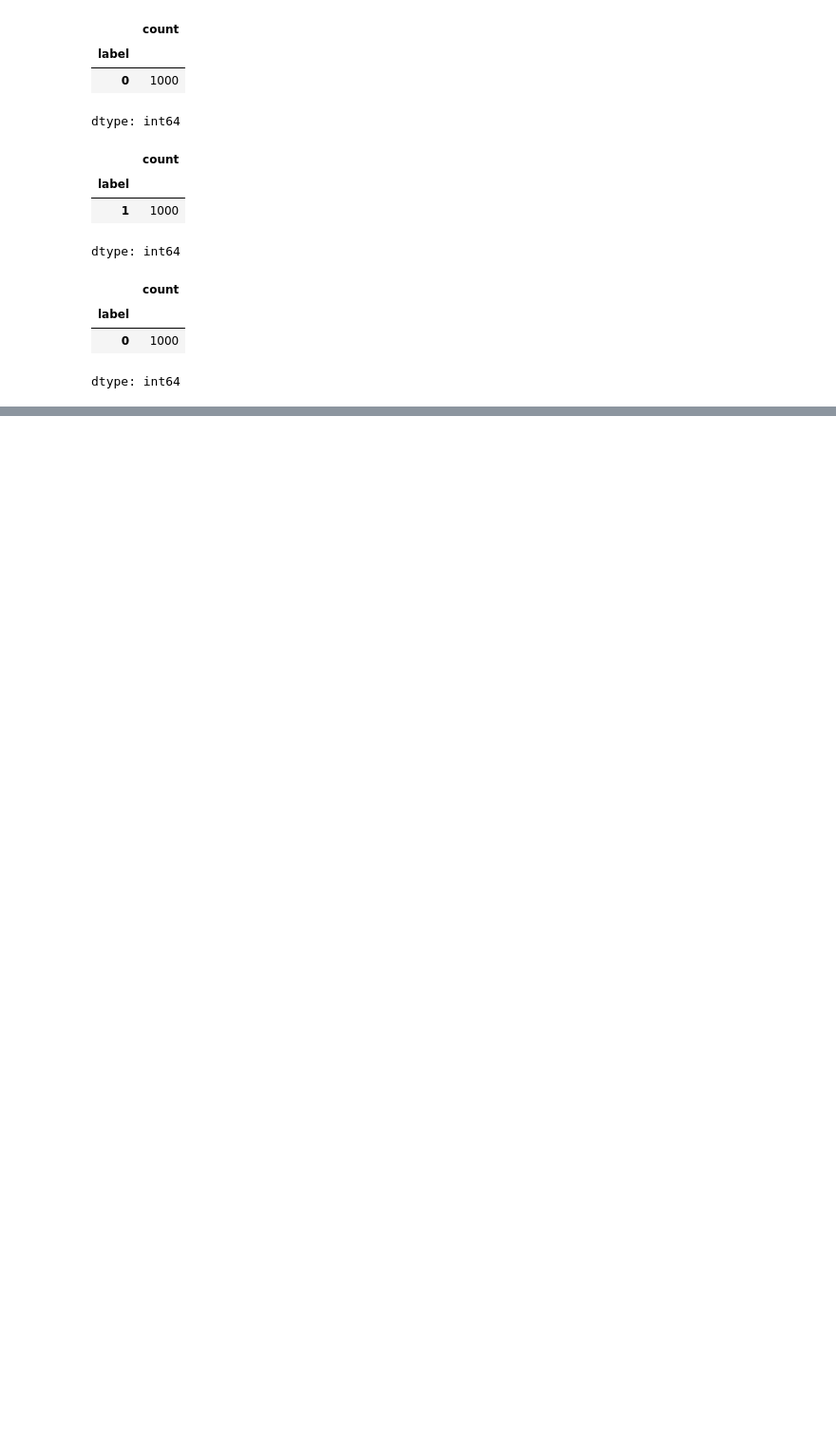
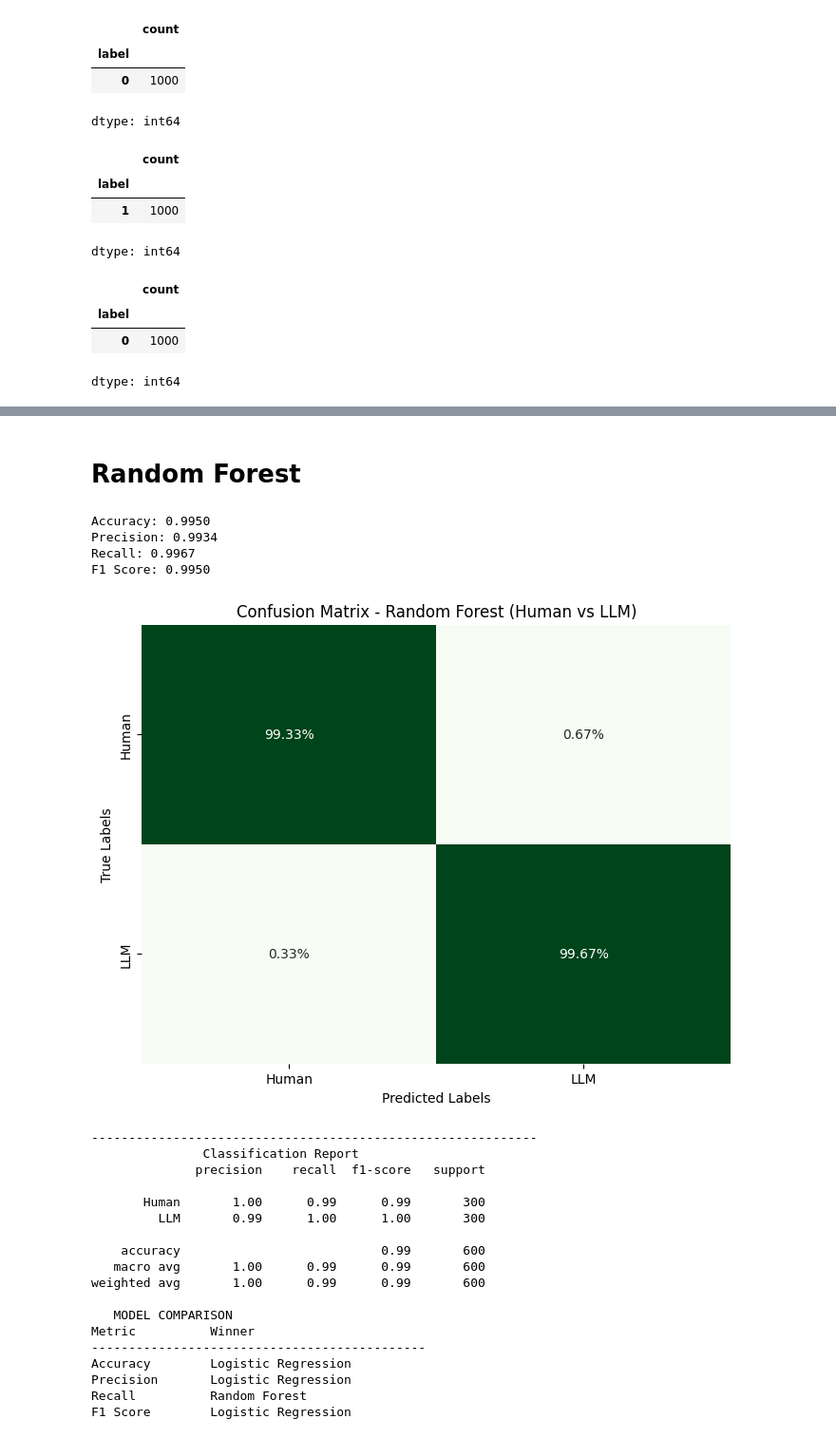
Before and after one commit to cramosme/LLM-Phishing-Detection, a Jupyter notebook: LLM_Phishing_Detection.ipynb, the cells around one changed output, grey strips where cells are left out. Shown at 95% size. Cells and saved outputs as stored; diff of their text form; code cells hidden in the pictures; blank space fills up the shorter version.

```diff
--- a/LLM_Phishing_Detection.ipynb
+++ b/LLM_Phishing_Detection.ipynb
@@ -119,0 +341,78 @@ dtype: int64
+# %% [markdown]
+# Random Forest
+# %%
+# Initialize the random forest
+rf = RandomForestClassifier(n_estimators=100, random_state=rState, n_jobs=1)
+
+# Fit the model
+rf.fit(X_train_phish, y_train_phish)
+
+# Make pred
+rf_y_pred = rf.predict(X_test_phish)
+rf_y_prob = rf.predict_proba(X_test_phish)[:, 1]
+# %%
+# Calculate metrics
+accuracy_rf = accuracy_score(y_test_phish, rf_y_pred)
+precision_rf = precision_score(y_test_phish, rf_y_pred)
+recall_rf = recall_score(y_test_phish, rf_y_pred)
+f1_rf = f1_score(y_test_phish, rf_y_pred)
+
+# Print metrics
+print(f"\nAccuracy: {accuracy_rf:.4f}")
+print(f"Precision: {precision_rf:.4f}")
+print(f"Recall: {recall_rf:.4f}")
+print(f"F1 Score: {f1_rf:.4f}")
+
+# Confusion Matrix
+cm_rf = confusion_matrix(y_test_phish, rf_y_pred, normalize="true")
+
+plt.figure(figsize=(8, 6))
+sns.heatmap(cm_rf, annot=True, fmt='.2%', cmap='Greens', cbar=False, xticklabels=labels, yticklabels=labels)
+plt.xlabel('Predicted Labels')
+plt.ylabel('True Labels')
+plt.title('Confusion Matrix - Random Forest (Human vs LLM)')
+plt.show()
+
+# Classification Report
+print("\n" + "-" * 60)
+print(' ' * 15 + "Classification Report")
+print(classification_report(y_test_phish, rf_y_pred, target_names=labels))
+
+def winner(lr_score, rf_score):
+    if lr_score > rf_score:
+        return "Logistic Regression"
+    elif rf_score > lr_score:
+        return "Random Forest"
+
+# Compare with Logistic Regression
+print("   MODEL COMPARISON")
+print(f"{'Metric':<15} {'Winner'}")
+print("-" * 45)
+print(f"{'Accuracy':<15} {winner(accuracy, accuracy_rf)}")
+print(f"{'Precision':<15} {winner(precision, precision_rf)}")
+print(f"{'Recall':<15} {winner(recall, recall_rf)}")
+print(f"{'F1 Score':<15} {winner(f1, f1_rf)}")
+# %% [output]
+Accuracy: 0.9950
+Precision: 0.9934
+Recall: 0.9967
+F1 Score: 0.9950
+[figure, added]
+------------------------------------------------------------
+               Classification Report
+              precision    recall  f1-score   support
+
+       Human       1.00      0.99      0.99       300
+         LLM       0.99      1.00      1.00       300
+
+    accuracy                           0.99       600
+   macro avg       1.00      0.99      0.99       600
+weighted avg       1.00      0.99      0.99       600
+
+   MODEL COMPARISON
+Metric          Winner
+---------------------------------------------
+Accuracy        Logistic Regression
+Precision       Logistic Regression
+Recall          Random Forest
+F1 Score        Logistic Regression
```
Also changed, not shown: parts of 24 cells of this notebook.
